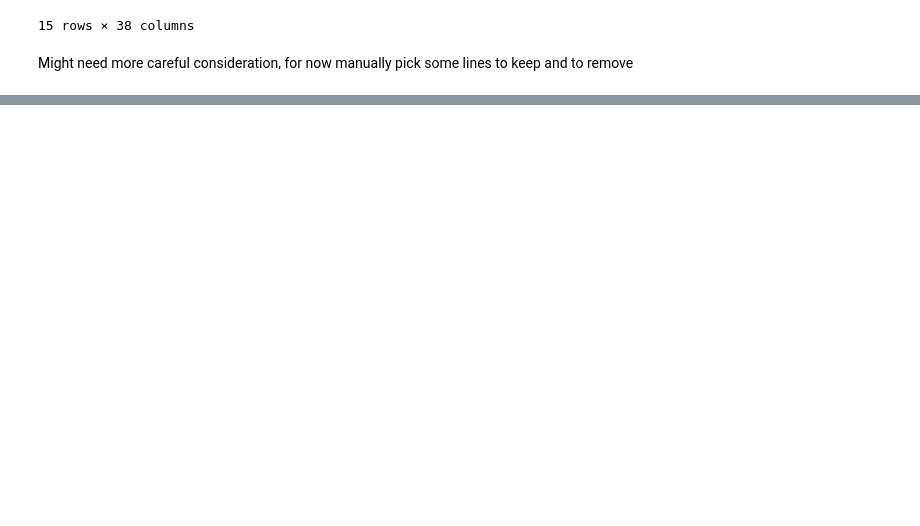
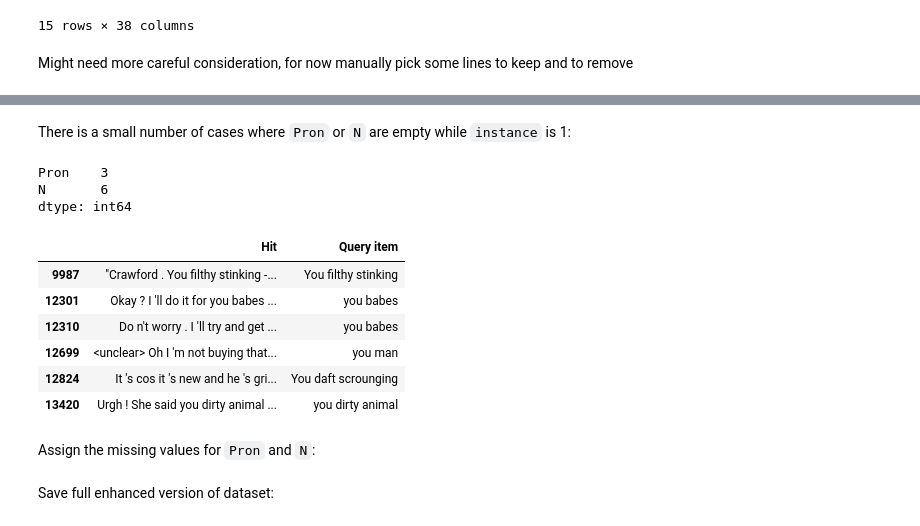
Before and after one commit to gfkpth/bert-apc-trainer, a Jupyter notebook: src/EDA.ipynb, the cells around one changed output, grey strips where cells are left out. Drawn from its saved outputs; the diff is of its cells as text; code cells hidden in the pictures; blank space fills up the shorter version.

```diff
--- a/src/EDA.ipynb
+++ b/src/EDA.ipynb
@@ -365,3 +424,19 @@ bnc_df.to_csv('../data/copyright/BNC_combined_we_you_indexed_plusHit.csv')
+# %%
+import re
+
+def normalize_brackets(text):
+    # Case 1: explicit [ unclear ] → replace with <unclear>
+    text = re.sub(r'\[\s*unclear\s*\]', '<unclear>', text, flags=re.IGNORECASE)
+
+    # Case 2: other bracketed spans → convert [ ... ] → " ... "
+    text = re.sub(r'\[\s*([^]]+?)\s*\]', r'"\1"', text)
+
+    return text
+
+# apply bracket normalisation and reduce potentially remaining double spaces
+bnc_df['Hit'] = bnc_df['Hit'].apply(normalize_brackets).apply(lambda line:' '.join(line.split()))
+
+#bnc_df['Hit'] = bnc_df['Hit'].str.replace(r'\[|\]', '\"', regex=True).str.strip()
 # %%
 bnc_df.head()
 # %% [output]
@@ -423,5 +504,5 @@ Remove duplicate lines with values 3 (deliberate duplicates due to coordination
-# %%
-bnc_df = bnc_df[~bnc_df.instance.isin(["3","4","dupl"])]
+# %%
+bnc_df = bnc_df[~bnc_df.instance.isin(["dupl"])]
 # %% [markdown]
 Check the instances with value 2
 # %%
@@ -476,5 +559,21 @@ instance
 Name: count, dtype: int64
-# %%
-bnc_df['ContextBefore'] = ""
-bnc_df['ContextAfter'] = ""
-bnc_df['APC'] = bnc_df['Query item']
+# %% [markdown]
+There is a small number of cases where `Pron` or `N` are empty while `instance` is 1:
+# %%
+bnc_df.loc[bnc_df['instance'] ==1,['Pron','N']].isna().sum()
+# %% [output]
+Pron    3
+N       6
+dtype: int64
+# %%
+bnc_df.loc[(bnc_df['instance'] ==1) & (bnc_df['Pron'].isna() | bnc_df['N'].isna()),['Hit','Query item']]
+# %% [output]
+|  | Hit | Query item |
+| 9987 | "Crawford . You filthy stinking -... | You filthy stinking |
+| 12301 | Okay ? I 'll do it for you babes ... | you babes |
+| 12310 | Do n't worry . I 'll try and get ... | you babes |
+| 12699 | <unclear> Oh I 'm not buying that... | you man |
+| 12824 | It 's cos it 's new and he 's gri... | You daft scrounging |
+| 13420 | Urgh ! She said you dirty animal ... | you dirty animal |
+# %% [markdown]
+Assign the missing values for `Pron` and `N`:
@@ -480,0 +590,2 @@ bnc_df['APC'] = bnc_df['Query item']
+# %% [markdown]
+Save full enhanced version of dataset:
```
Also changed, not shown: parts of 29 cells of this notebook.
